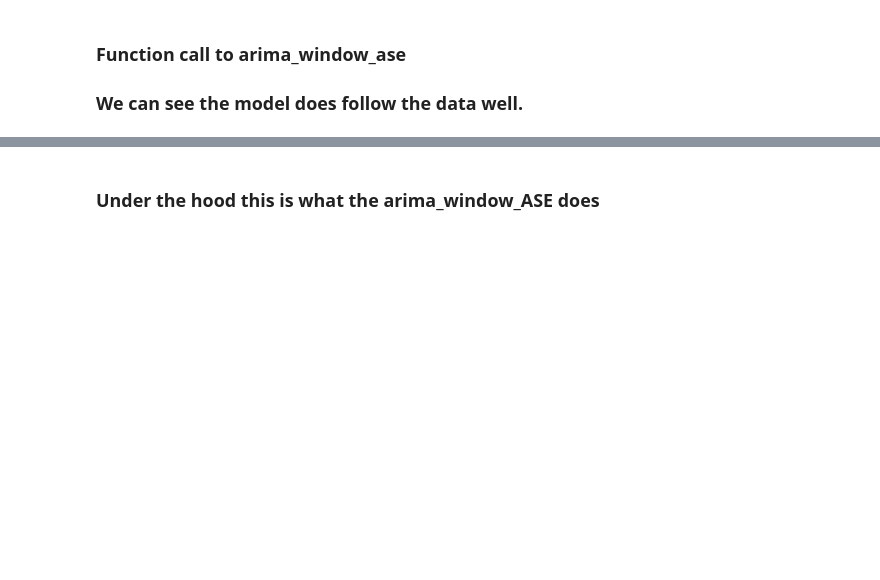
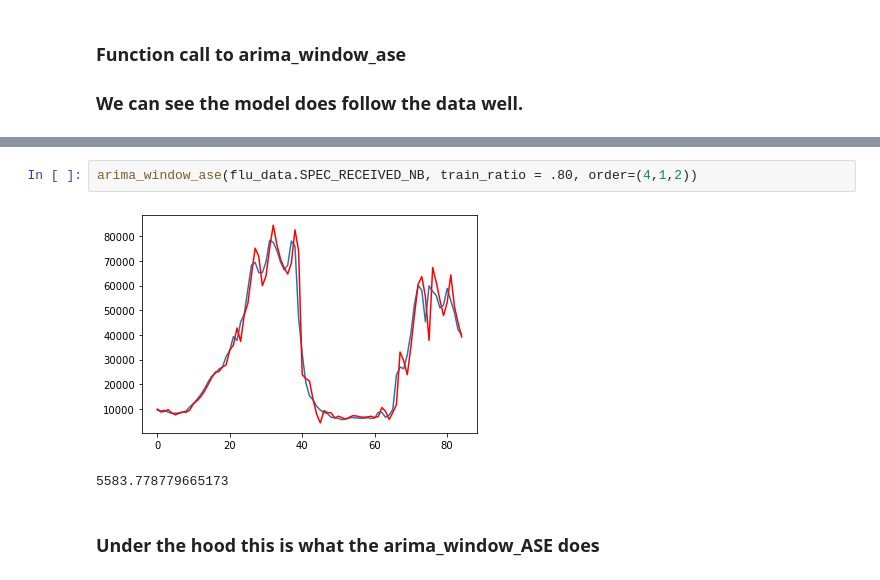
Before and after one commit to andrewmejia600/DS7333, a Jupyter notebook: CASE_STUDY_8/Case_Study_8.ipynb, the cells around one changed output, grey strips where cells are left out. Saved outputs shown, nothing was run; the diff lists cells and outputs as text; blank space fills up the shorter version.

```diff
--- a/CASE_STUDY_8/Case_Study_8.ipynb
+++ b/CASE_STUDY_8/Case_Study_8.ipynb
@@ -300,3 +316,8 @@ arima_window_ase(flu_data.SPEC_RECEIVED_NB, train_ratio = .70, order=(2,0,0))
+# %%
+arima_window_ase(flu_data.SPEC_RECEIVED_NB, train_ratio = .80, order=(4,1,2))
+# %% [output]
+[figure, added]
+5583.778779665173
 # %% [markdown]
 ### Under the hood this is what the arima_window_ASE does
 # %%
```
Also changed, not shown: parts of 8 cells of this notebook.
